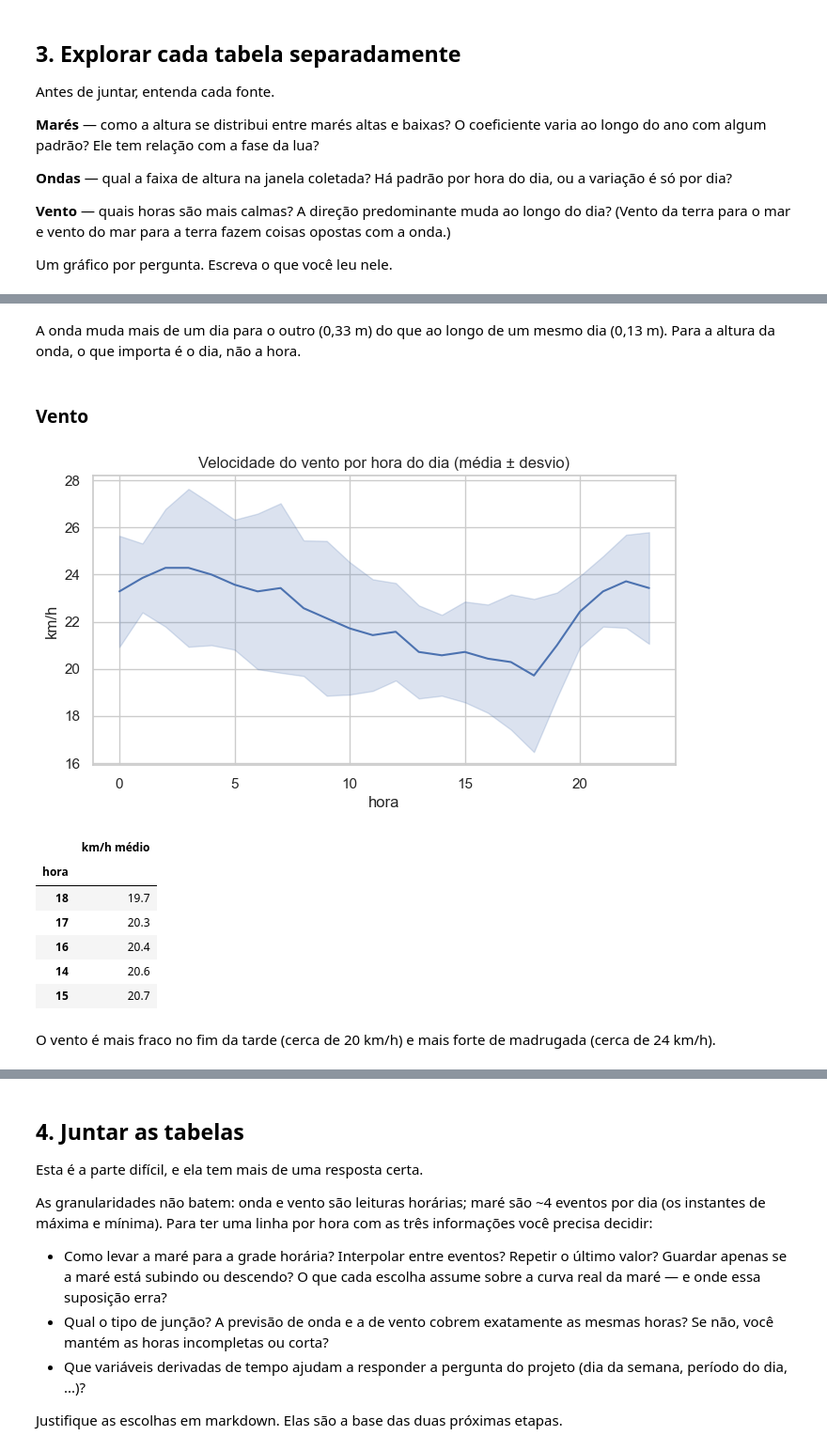
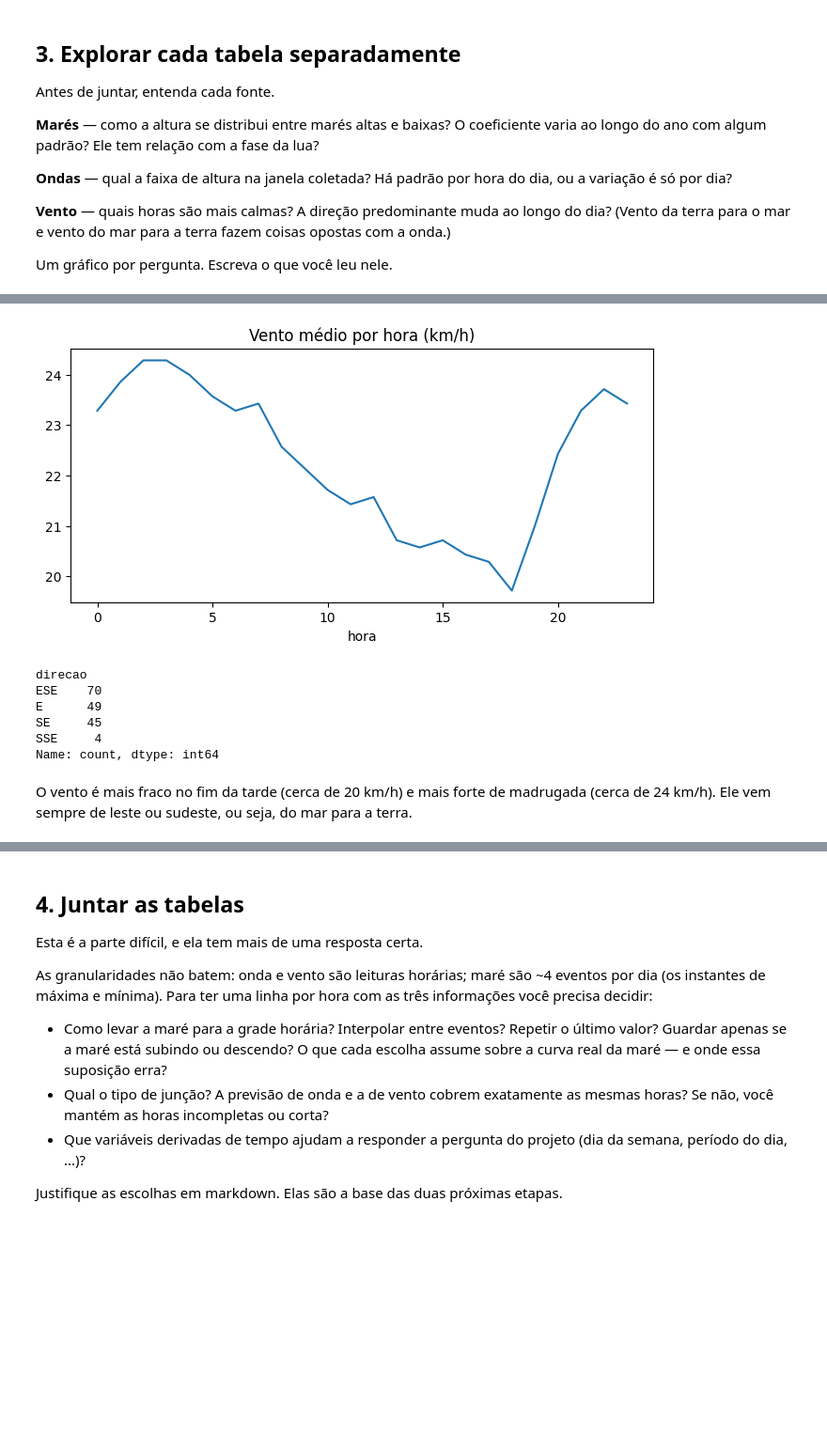
Before and after one commit to matheuscbrito/miniprojeto2, a Jupyter notebook: notebooks/eda.ipynb, the cells around one changed output, grey strips where cells are left out. Shown at 94% size. Cells and saved outputs as stored; diff of their text form; code cells hidden in the pictures; blank space fills up the shorter version.

```diff
--- a/notebooks/eda.ipynb
+++ b/notebooks/eda.ipynb
@@ -220,21 +110,15 @@ Variação entre médias diárias (amplitude): 0.33 m
-# %% [markdown]
-A onda muda mais de um dia para o outro (0,33 m) do que ao longo de um mesmo dia (0,13 m). Para a altura da onda, o que importa é o dia, não a hora.
-# %% [markdown]
-### Vento
-# %%
-fig, ax = plt.subplots(figsize=(8, 4))
-sns.lineplot(data=vento, x="hora", y="vento_kmh", errorbar="sd", ax=ax)
-ax.set(title="Velocidade do vento por hora do dia (média ± desvio)", ylabel="km/h")
-plt.show()
-display(vento.groupby("hora")["vento_kmh"].mean().round(1).sort_values().head(5).to_frame("km/h médio"))
-# %% [output]
-[figure, removed]
-|  | km/h médio |
-| hora |  |
-| 18 | 19.7 |
-| 17 | 20.3 |
-| 16 | 20.4 |
-| 14 | 20.6 |
-| 15 | 20.7 |
+# %%
+vento["hora"] = vento["datetime"].dt.hour
+vento.groupby("hora")["vento_kmh"].mean().plot(figsize=(8, 3.5), title="Vento médio por hora (km/h)")
+plt.show()
+vento["direcao"].value_counts()
+# %% [output]
+[figure, added]
+direcao
+ESE    70
+E      49
+SE     45
+SSE     4
+Name: count, dtype: int64
 # %% [markdown]
-O vento é mais fraco no fim da tarde (cerca de 20 km/h) e mais forte de madrugada (cerca de 24 km/h).
+O vento é mais fraco no fim da tarde (cerca de 20 km/h) e mais forte de madrugada (cerca de 24 km/h). Ele vem sempre de leste ou sudeste, ou seja, do mar para a terra.
```
Also changed, not shown: parts of 40 cells of this notebook, 2 other files.
